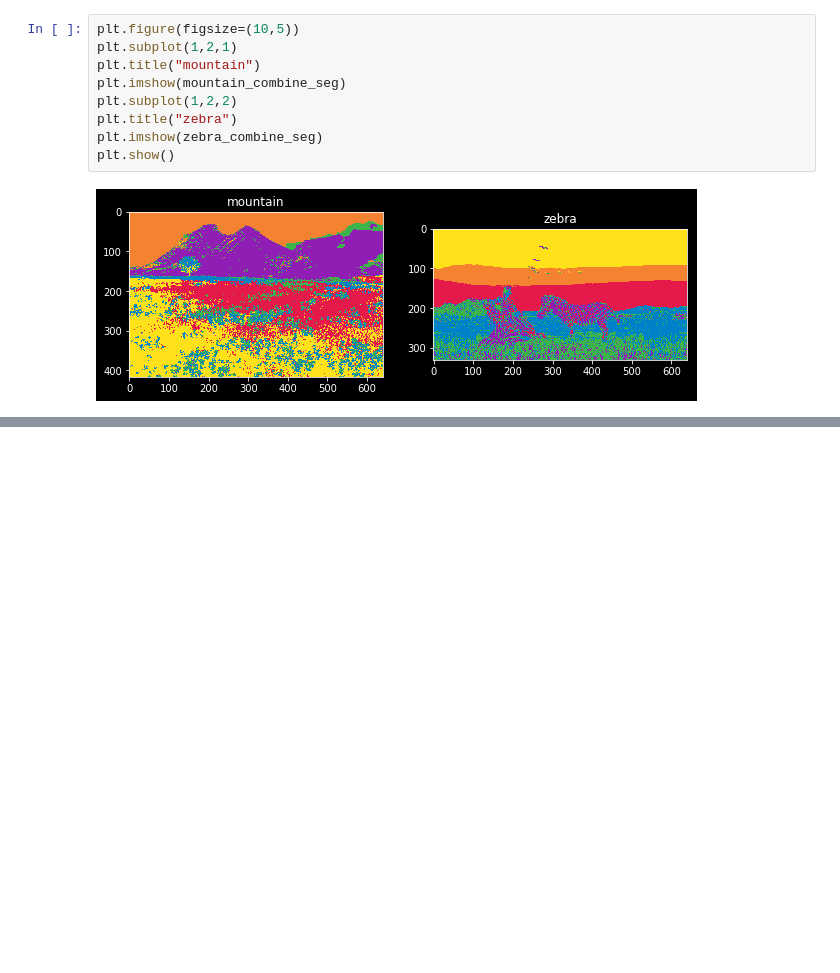
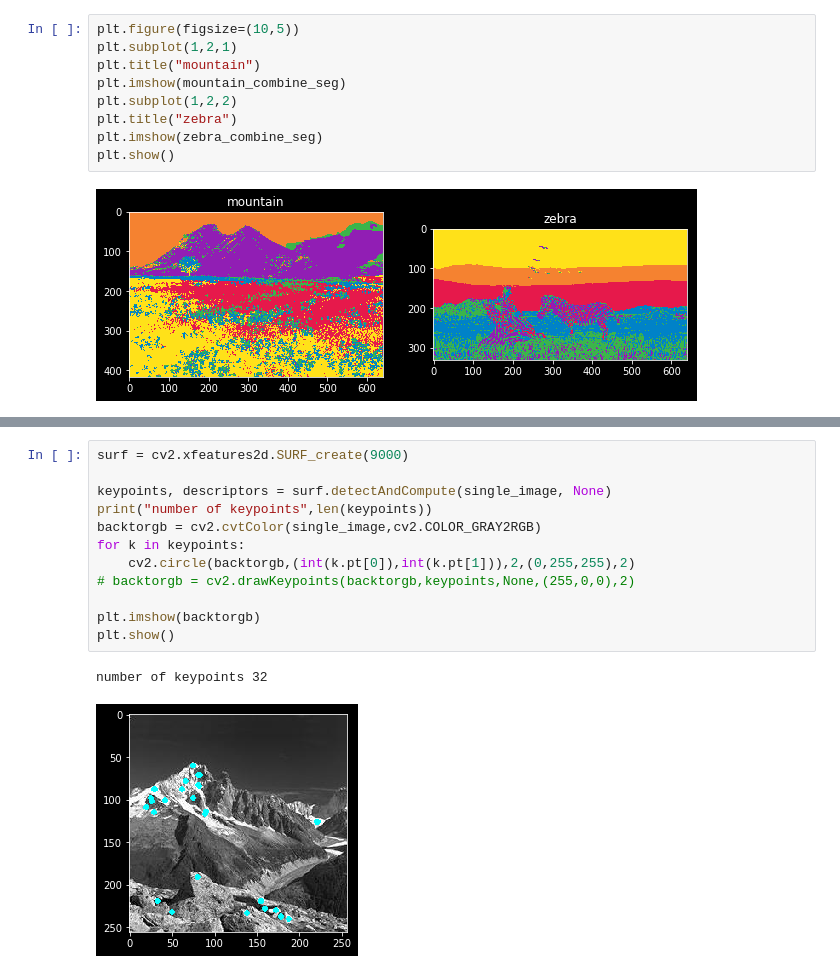
Before and after one commit to thtang/DLCV2018SPRING, a Jupyter notebook: hw2/hw2_r06946003.ipynb, the cells around one changed output, grey strips where cells are left out. Cells and saved outputs as stored; diff of their text form; blank space fills up the shorter version.

```diff
--- a/hw2/hw2_r06946003.ipynb
+++ b/hw2/hw2_r06946003.ipynb
@@ -166,0 +178,15 @@ plt.show()
+# %%
+surf = cv2.xfeatures2d.SURF_create(9000)
+
+keypoints, descriptors = surf.detectAndCompute(single_image, None)
+print("number of keypoints",len(keypoints))
+backtorgb = cv2.cvtColor(single_image,cv2.COLOR_GRAY2RGB)
+for k in keypoints:
+    cv2.circle(backtorgb,(int(k.pt[0]),int(k.pt[1])),2,(0,255,255),2)
+# backtorgb = cv2.drawKeypoints(backtorgb,keypoints,None,(255,0,0),2)
+
+plt.imshow(backtorgb)
+plt.show()
+# %% [output]
+number of keypoints 32
+[figure, added]
```
Also changed, not shown: parts of 4 cells of this notebook.
